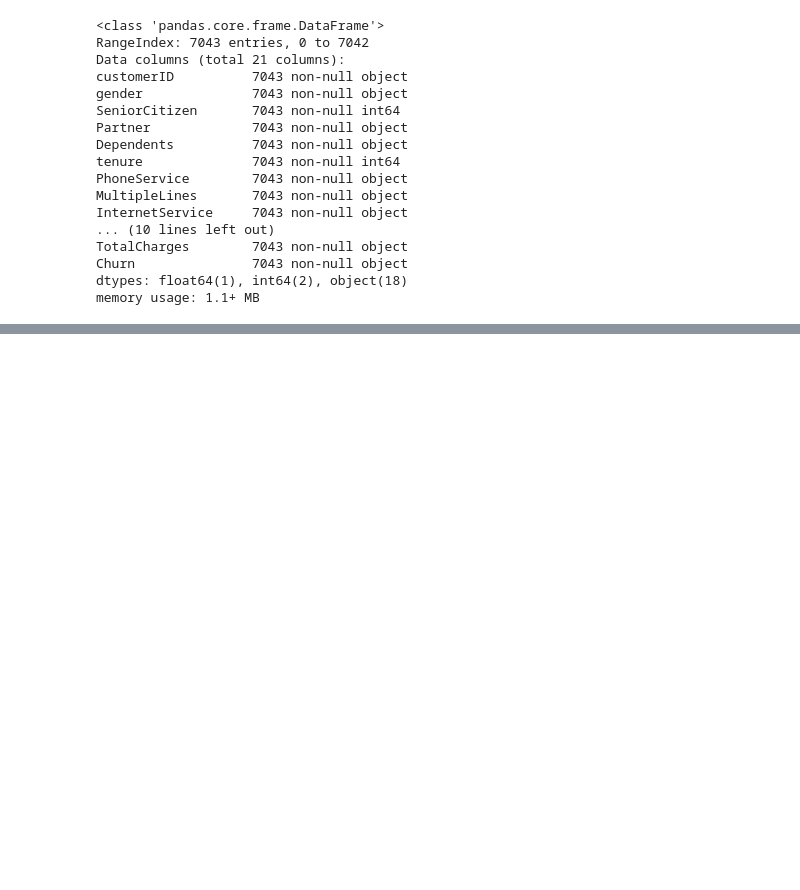
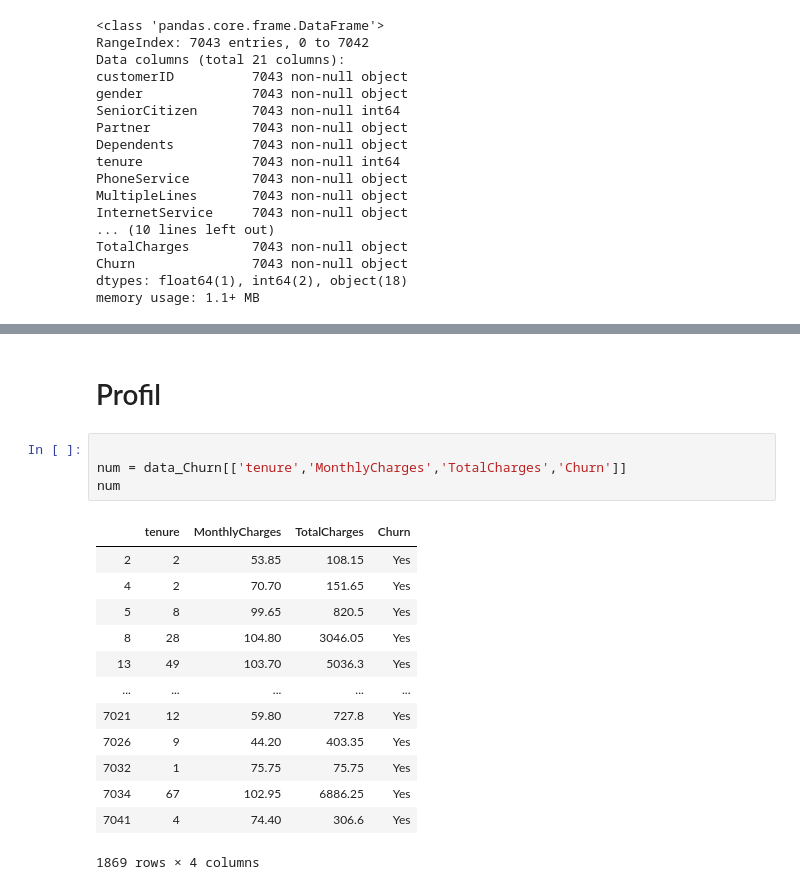
Before and after one commit to Bretius/Churn_Project, a Jupyter notebook: BretiusMustaphat_projetIBM.ipynb, the cells around one changed output, grey strips where cells are left out. Saved outputs shown, nothing was run; the diff lists cells and outputs as text; blank space fills up the shorter version.

```diff
--- a/BretiusMustaphat_projetIBM.ipynb
+++ b/BretiusMustaphat_projetIBM.ipynb
@@ -731,0 +934,20 @@ df.sample(1)
+# %% [markdown]
+# Profil
+# %%
+
+num = data_Churn[['tenure','MonthlyCharges','TotalCharges','Churn']]
+num
+# %% [output]
+|  | tenure | MonthlyCharges | TotalCharges | Churn |
+| 2 | 2 | 53.85 | 108.15 | Yes |
+| 4 | 2 | 70.70 | 151.65 | Yes |
+| 5 | 8 | 99.65 | 820.5 | Yes |
+| 8 | 28 | 104.80 | 3046.05 | Yes |
+| 13 | 49 | 103.70 | 5036.3 | Yes |
+| ... | ... | ... | ... | ... |
+| 7021 | 12 | 59.80 | 727.8 | Yes |
+| 7026 | 9 | 44.20 | 403.35 | Yes |
+| 7032 | 1 | 75.75 | 75.75 | Yes |
+| 7034 | 67 | 102.95 | 6886.25 | Yes |
+| 7041 | 4 | 74.40 | 306.6 | Yes |
+1869 rows × 4 columns
```
Also changed, not shown: parts of 36 cells of this notebook.
